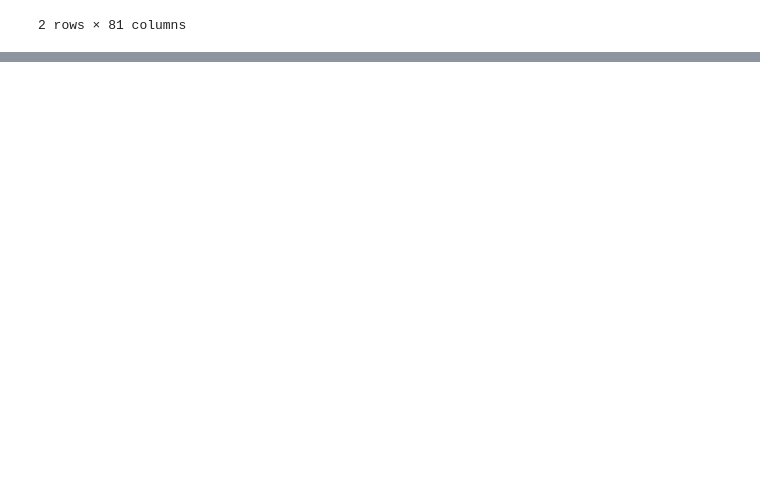
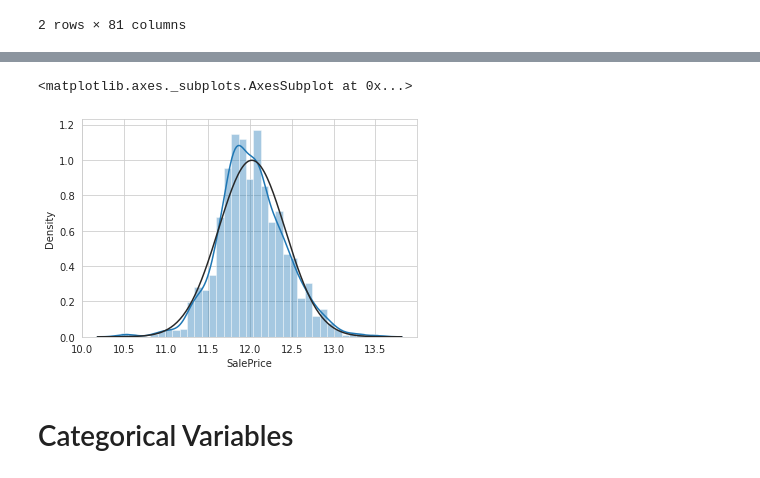
Before and after one commit to truongthuanr/self-learning-project, a Jupyter notebook: 01_HousePriceAmes.ipynb, the cells around one changed output, grey strips where cells are left out. Saved outputs shown, nothing was run; the diff lists cells and outputs as text; code cells hidden in the pictures; blank space fills up the shorter version.

```diff
--- a/01_HousePriceAmes.ipynb
+++ b/01_HousePriceAmes.ipynb
@@ -144,0 +210,2 @@ missing_data.T
+# %%
+SalePrice_transformed = train_df["SalePrice"] = np.log1p(train_df['SalePrice'])
@@ -144,0 +214,7 @@ missing_data.T
+# %%
+sns.distplot(SalePrice_transformed, fit=norm)
+# %% [output]
+<matplotlib.axes._subplots.AxesSubplot at 0x...>
+[figure, added]
+# %% [markdown]
+# Categorical Variables
```
Also changed, not shown: parts of 43 cells of this notebook.
